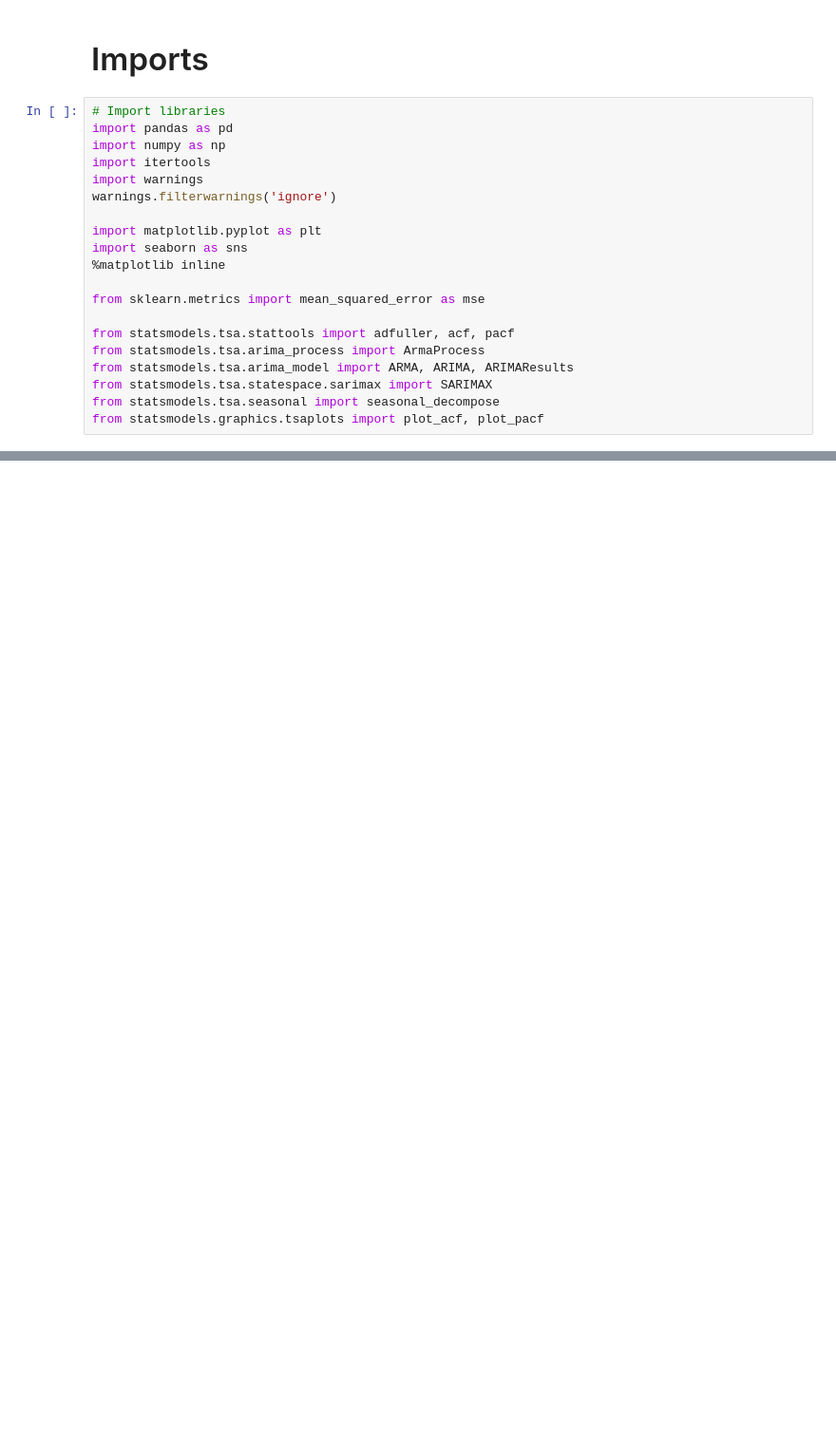
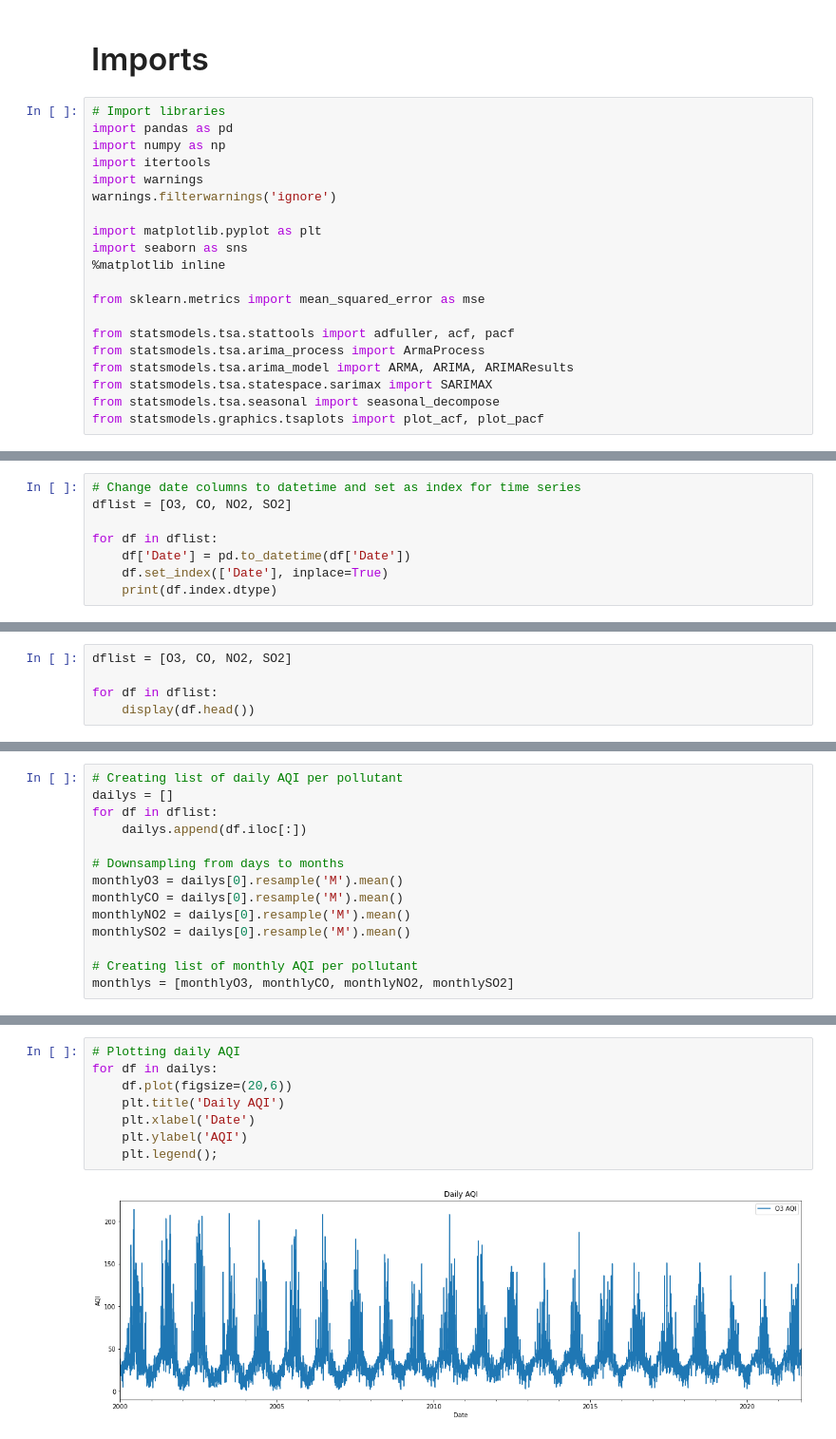
Before and after one commit to alpacanonymous/capstone, a Jupyter notebook: notebook.ipynb, the cells around one changed output, grey strips where cells are left out. Shown at 95% size. Saved outputs shown, nothing was run; the diff lists cells and outputs as text; blank space fills up the shorter version.

```diff
--- a/notebook.ipynb
+++ b/notebook.ipynb
@@ -346,0 +181,8 @@ nycSO2 = nyc_ts_dataset(SO2ts, 'SO2')
+# %%
+# Change date columns to datetime and set as index for time series
+dflist = [O3, CO, NO2, SO2]
+
+for df in dflist:
+    df['Date'] = pd.to_datetime(df['Date'])
+    df.set_index(['Date'], inplace=True)
+    print(df.index.dtype)
@@ -346,0 +194,5 @@ nycSO2 = nyc_ts_dataset(SO2ts, 'SO2')
+# %%
+dflist = [O3, CO, NO2, SO2]
+
+for df in dflist:
+    display(df.head())
@@ -346,0 +245,14 @@ nycSO2 = nyc_ts_dataset(SO2ts, 'SO2')
+# %%
+# Creating list of daily AQI per pollutant
+dailys = []
+for df in dflist:
+    dailys.append(df.iloc[:])
+
+# Downsampling from days to months
+monthlyO3 = dailys[0].resample('M').mean()
+monthlyCO = dailys[0].resample('M').mean()
+monthlyNO2 = dailys[0].resample('M').mean()
+monthlySO2 = dailys[0].resample('M').mean()
+
+# Creating list of monthly AQI per pollutant
+monthlys = [monthlyO3, monthlyCO, monthlyNO2, monthlySO2]
@@ -346,0 +276,10 @@ nycSO2 = nyc_ts_dataset(SO2ts, 'SO2')
+# %%
+# Plotting daily AQI
+for df in dailys:
+    df.plot(figsize=(20,6))
+    plt.title('Daily AQI')
+    plt.xlabel('Date')
+    plt.ylabel('AQI')
+    plt.legend();
+# %% [output]
+[figure, added]
```
Also changed, not shown: parts of 60 cells of this notebook, 3 other files.
